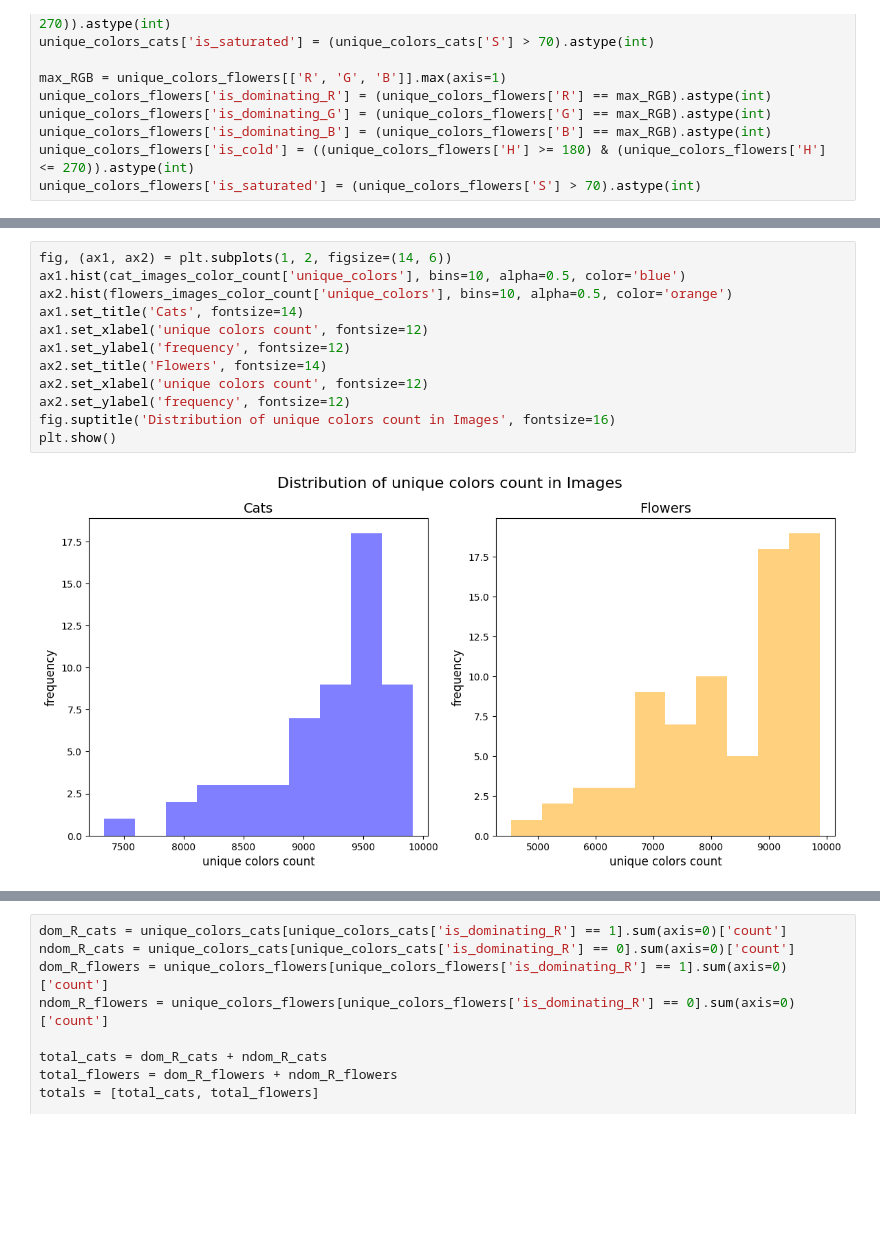
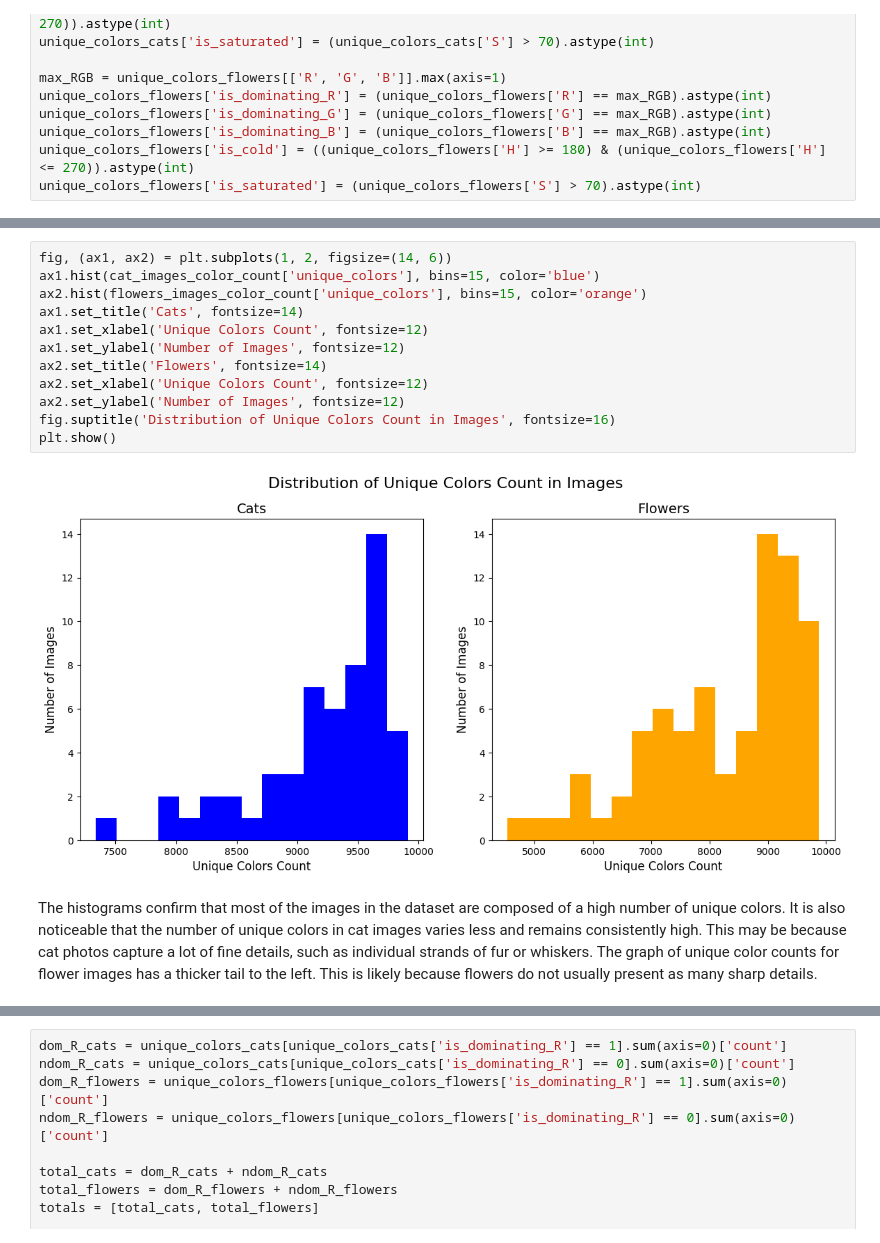
Before and after one commit to ala1200/images-color-reduction, a Jupyter notebook: analysis.ipynb, the cells around one changed output, grey strips where cells are left out. Drawn from its saved outputs; the diff is of its cells as text; blank space fills up the shorter version.

```diff
--- a/analysis.ipynb
+++ b/analysis.ipynb
@@ -296,15 +327,17 @@ this i also need to comment
 # %%
 fig, (ax1, ax2) = plt.subplots(1, 2, figsize=(14, 6))
-ax1.hist(cat_images_color_count['unique_colors'], bins=10, alpha=0.5, color='blue')
-ax2.hist(flowers_images_color_count['unique_colors'], bins=10, alpha=0.5, color='orange')
+ax1.hist(cat_images_color_count['unique_colors'], bins=15, color='blue')
+ax2.hist(flowers_images_color_count['unique_colors'], bins=15, color='orange')
 ax1.set_title('Cats', fontsize=14)
-ax1.set_xlabel('unique colors count', fontsize=12)
-ax1.set_ylabel('frequency', fontsize=12)
+ax1.set_xlabel('Unique Colors Count', fontsize=12)
+ax1.set_ylabel('Number of Images', fontsize=12)
 ax2.set_title('Flowers', fontsize=14)
-ax2.set_xlabel('unique colors count', fontsize=12)
-ax2.set_ylabel('frequency', fontsize=12)
-fig.suptitle('Distribution of unique colors count in Images', fontsize=16)
+ax2.set_xlabel('Unique Colors Count', fontsize=12)
+ax2.set_ylabel('Number of Images', fontsize=12)
+fig.suptitle('Distribution of Unique Colors Count in Images', fontsize=16)
 plt.show()
 # %% [output]
-[figure, old version]
+[figure, new version]
+# %% [markdown]
+The histograms confirm that most of the images in the dataset are composed of a high number of unique colors. It is also noticeable that the number of unique colors in cat images varies less and remains consistently high. This may be because cat photos capture a lot of fine details, such as individual strands of fur or whiskers. The graph of unique color counts for flower images has a thicker tail to the left. This is likely because flowers do not usually present as many sharp details.
 # %%
```
Also changed, not shown: parts of 53 cells of this notebook, 1 other file.
